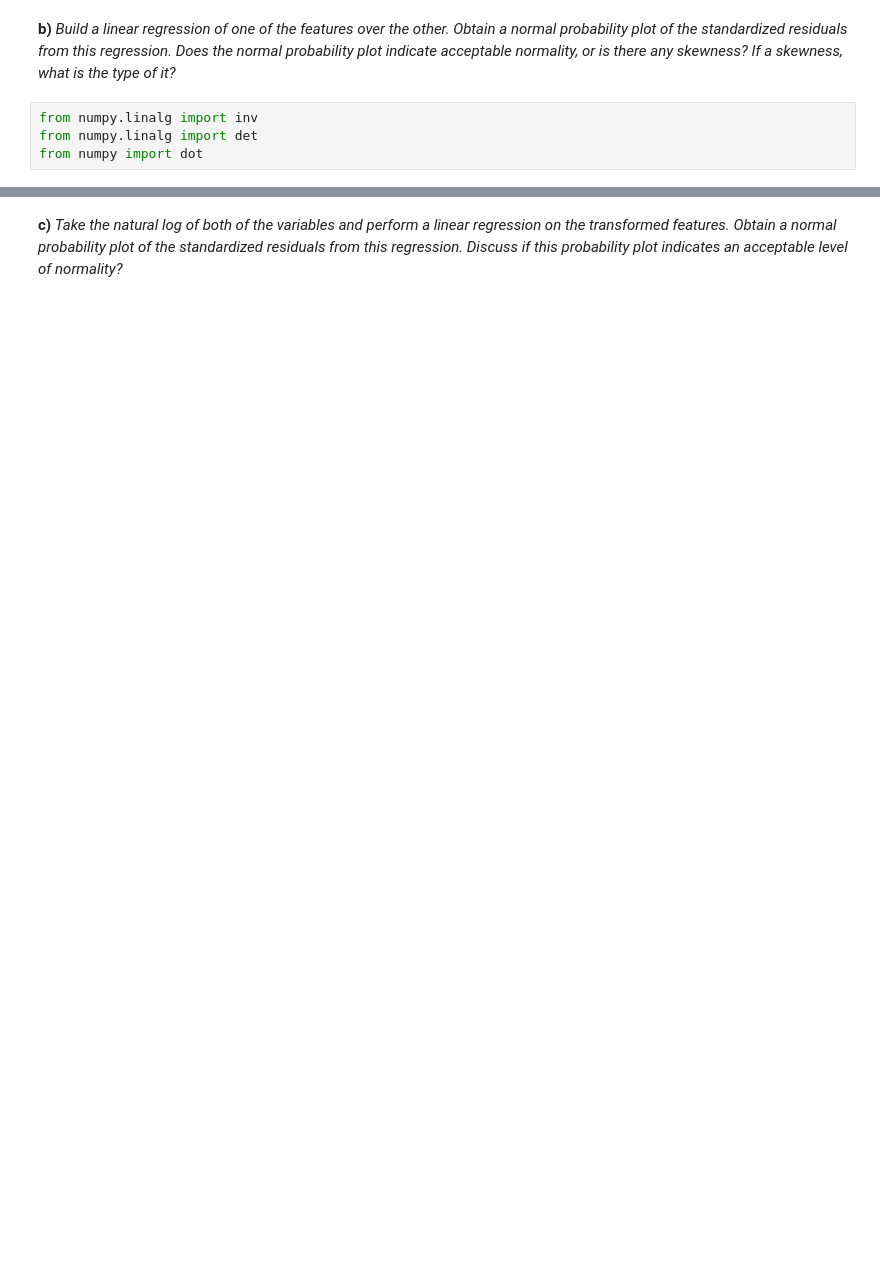
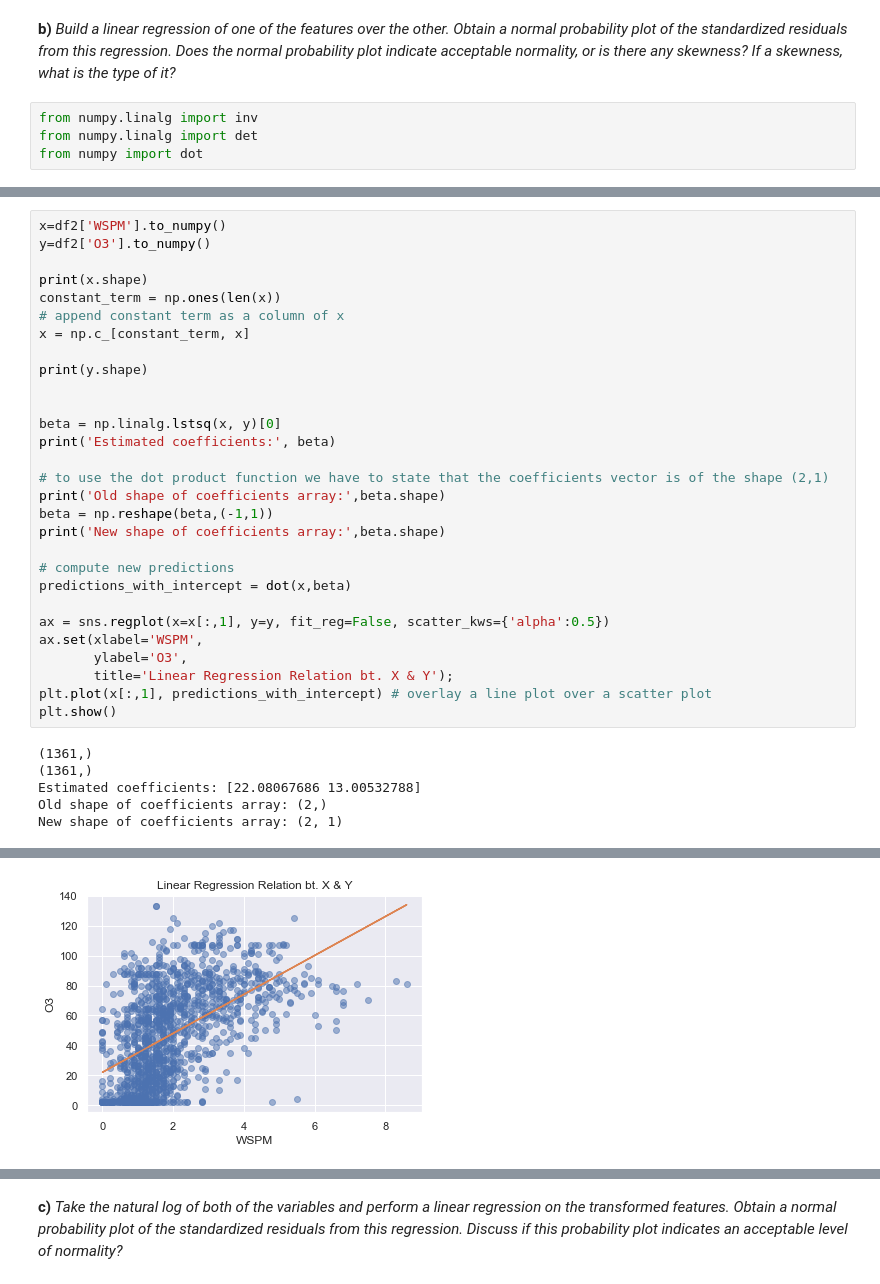
Before and after one commit to oranium/datamining, a Jupyter notebook: NewDataSet/Tryings_on_linear_regression.ipynb, the cells around one changed output, grey strips where cells are left out. Drawn from its saved outputs; the diff is of its cells as text; blank space fills up the shorter version.

```diff
--- a/NewDataSet/Tryings_on_linear_regression.ipynb
+++ b/NewDataSet/Tryings_on_linear_regression.ipynb
@@ -83,0 +83,35 @@ print(x)
+# %%
+x=df2['WSPM'].to_numpy()
+y=df2['O3'].to_numpy()
+
+print(x.shape)
+constant_term = np.ones(len(x))
+# append constant term as a column of x
+x = np.c_[constant_term, x]
+
+print(y.shape)
+
+
+beta = np.linalg.lstsq(x, y)[0]
+print('Estimated coefficients:', beta)
+
+# to use the dot product function we have to state that the coefficients vector is of the shape (2,1)
+print('Old shape of coefficients array:',beta.shape)
+beta = np.reshape(beta,(-1,1))
+print('New shape of coefficients array:',beta.shape)
+
+# compute new predictions
+predictions_with_intercept = dot(x,beta)
+
+ax = sns.regplot(x=x[:,1], y=y, fit_reg=False, scatter_kws={'alpha':0.5})
+ax.set(xlabel='WSPM',
+       ylabel='O3',
+       title='Linear Regression Relation bt. X & Y');
+plt.plot(x[:,1], predictions_with_intercept) # overlay a line plot over a scatter plot
+plt.show()
+# %% [output]
+(1361,)
+(1361,)
+Estimated coefficients: [22.08067686 13.00532788]
+Old shape of coefficients array: (2,)
+New shape of coefficients array: (2, 1)
@@ -83,0 +120 @@ print(x)
+[figure, added]
```
Also changed, not shown: parts of 23 cells of this notebook.
